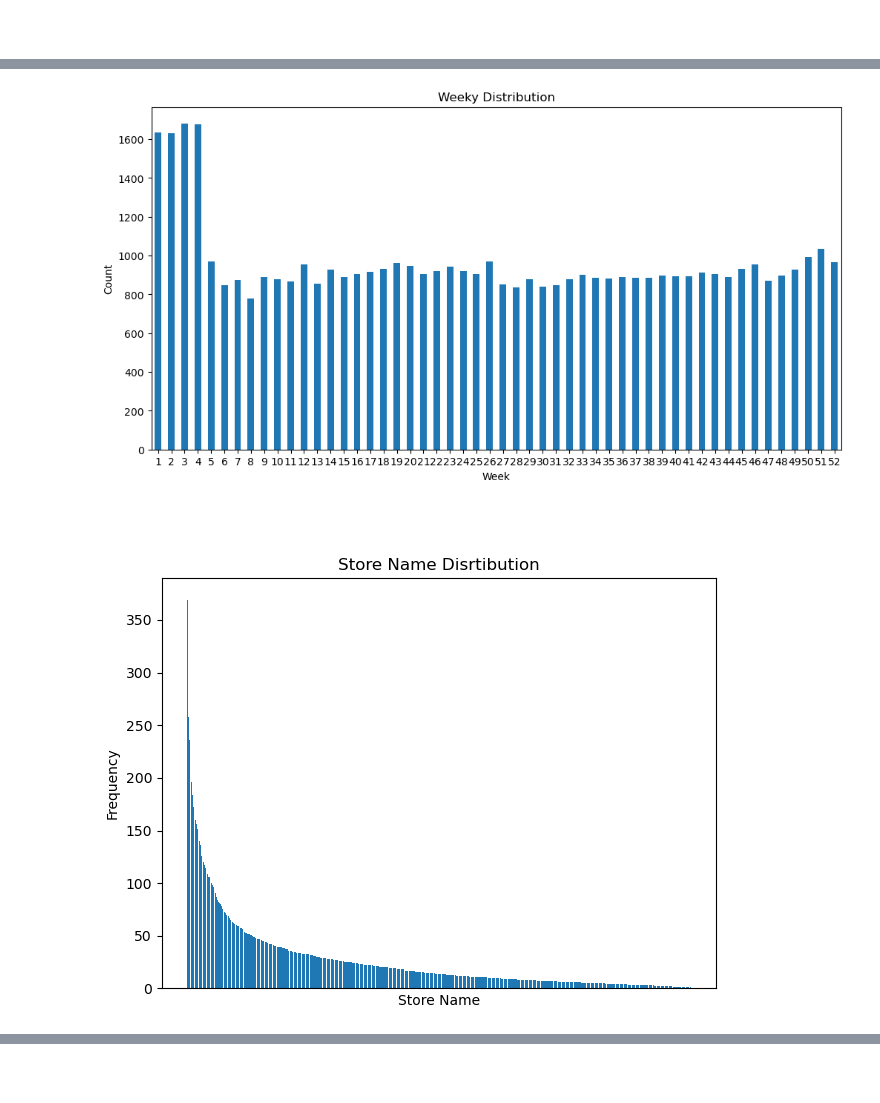
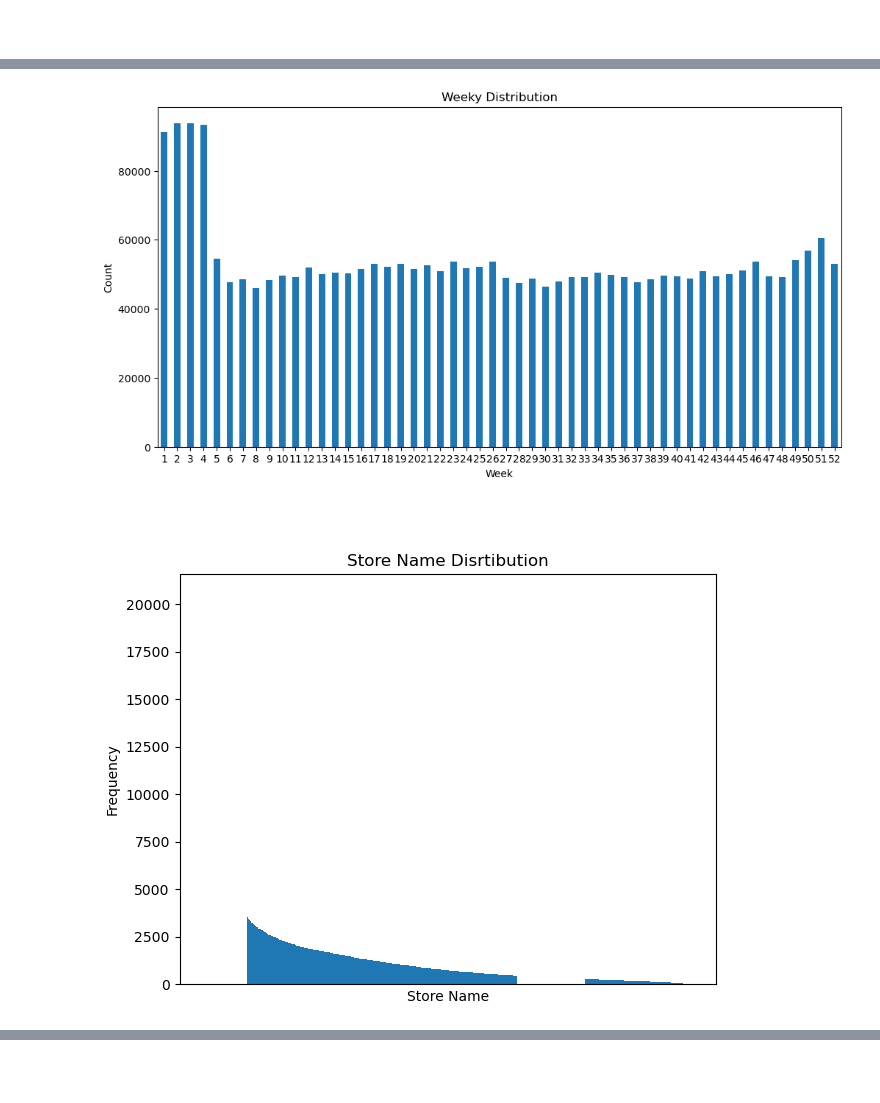
Before and after one commit to LuciaZou/capstone, a Jupyter notebook: EDA.ipynb, the cells around one changed output, grey strips where cells are left out. Cells and saved outputs as stored; diff of their text form; code cells hidden in the pictures.

```diff
--- a/EDA.ipynb
+++ b/EDA.ipynb
@@ -134,13 +119,13 @@ subset_df.head()
 # %% [markdown]
 #### Distribution of Categorical Variables
 # %%
-# Convert the 'date' column to datetime
-subset_df['date'] = pd.to_datetime(subset_df['date'])
+# Convert the 'date' column to datettime
+df['date'] = pd.to_datetime(df['date'])
 
-subset_df['day'] = subset_df['date'].dt.day
-subset_df['month'] = subset_df['date'].dt.month
-subset_df['week'] = subset_df['date'].dt.week
+df['day'] = df['date'].dt.day
+df['month'] = df['date'].dt.month
+df['week'] = df['date'].dt.week
 
-subset_df.head()
+df.head()
 # %% [output]
 |  | invoice_and_item_number | date | store_number | store_name | address | city | zip_code | county_number | ... |
@@ -184,18 +197,22 @@ The graph unveils an intriguing pattern: the 31st of the month exhibits the lowe
 # %%
-Weeky_distribution = subset_df.groupby('week').size()
+weekly_distribution = df.groupby('week').size()
+
+weekly_distribution.loc[1:4] = weekly_distribution.loc[1:4] / 2
+
+Weeky_distribution = df.groupby('week').size()
 plt.figure(figsize=(12, 6))
 Weeky_distribution.plot(kind='bar')
 plt.xlabel('Week')
 plt.ylabel('Count')
 plt.title('Weeky Distribution')
 plt.xticks(rotation=0)
 plt.show()
 # %% [output]
-[figure, old version]
+[figure, new version]
 # %% [markdown]
 ###
 # %%
-store_name_counts = subset_df['store_name'].value_counts()
+store_name_counts = df['store_name'].value_counts()
 
 plt.figure()
 plt.bar(store_name_counts.index, store_name_counts.values)
@@ -206,5 +223,5 @@ plt.title('Store Name Disrtibution')
 plt.tight_layout()
 plt.show()
 # %% [output]
-[figure, old version]
+[figure, new version]
 # %%
```
Also changed, not shown: parts of 37 cells of this notebook, 5 other files.
